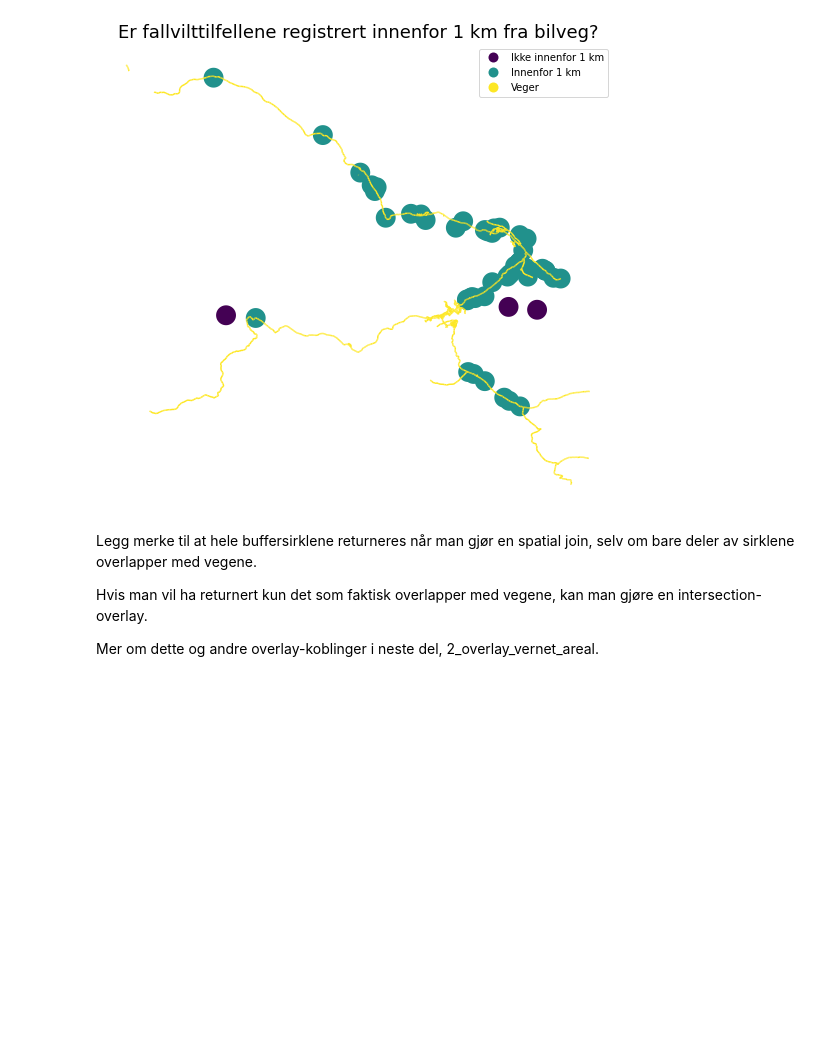
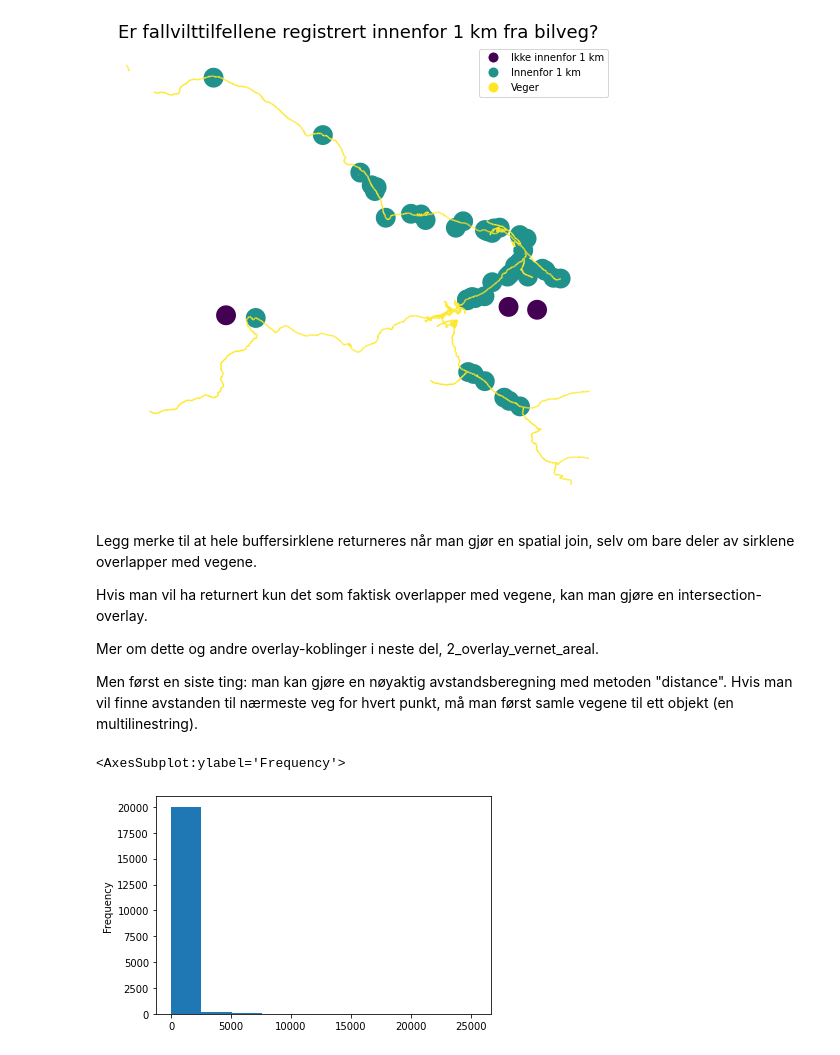
Before and after one commit to statisticsnorway/intro_til_geopandas, a Jupyter notebook: 1_intro_til_geopandas.ipynb, the cells around one changed output. Drawn from its saved outputs; the diff is of its cells as text; code cells hidden in the pictures; blank space fills up the shorter version.

```diff
--- a/1_intro_til_geopandas.ipynb
+++ b/1_intro_til_geopandas.ipynb
@@ -268,3 +266,13 @@ Legg merke til at hele buffersirklene returneres når man gjør en spatial join,
 Hvis man vil ha returnert kun det som faktisk overlapper med vegene, kan man gjøre en intersection-overlay.
 
 Mer om dette og andre overlay-koblinger i neste del, 2_overlay_vernet_areal.
+
+Men først en siste ting: man kan gjøre en nøyaktig avstandsberegning med metoden "distance". Hvis man vil finne avstanden til nærmeste veg for hvert punkt, må man først samle vegene til ett objekt (en multilinestring).
+# %%
+veger_samlet = veger.unary_union
+punkter["avstand_til_naermeste_veg"] = punkter.distance(veger_samlet)
+
+punkter["avstand_til_naermeste_veg"].plot.hist()
+# %% [output]
+<AxesSubplot:ylabel='Frequency'>
+[figure, added]
```
Also changed, not shown: parts of 5 cells of this notebook.
